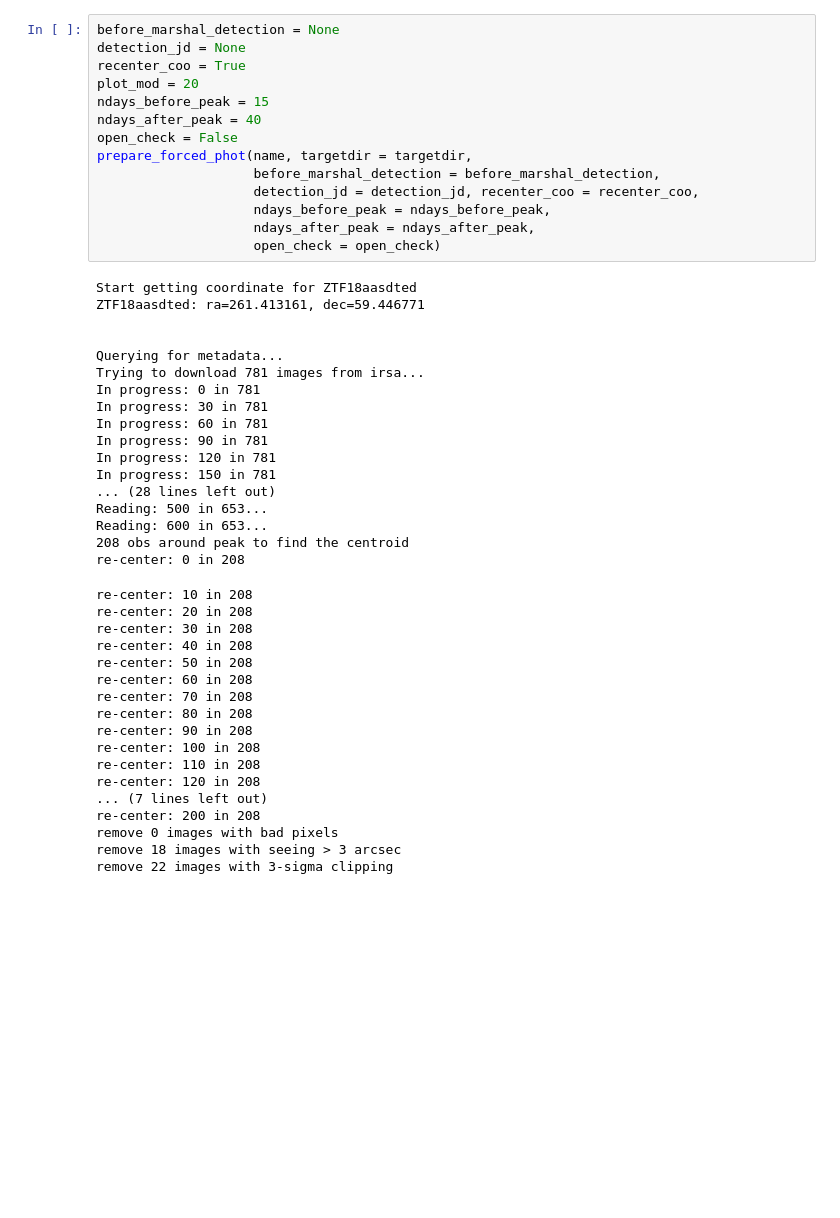
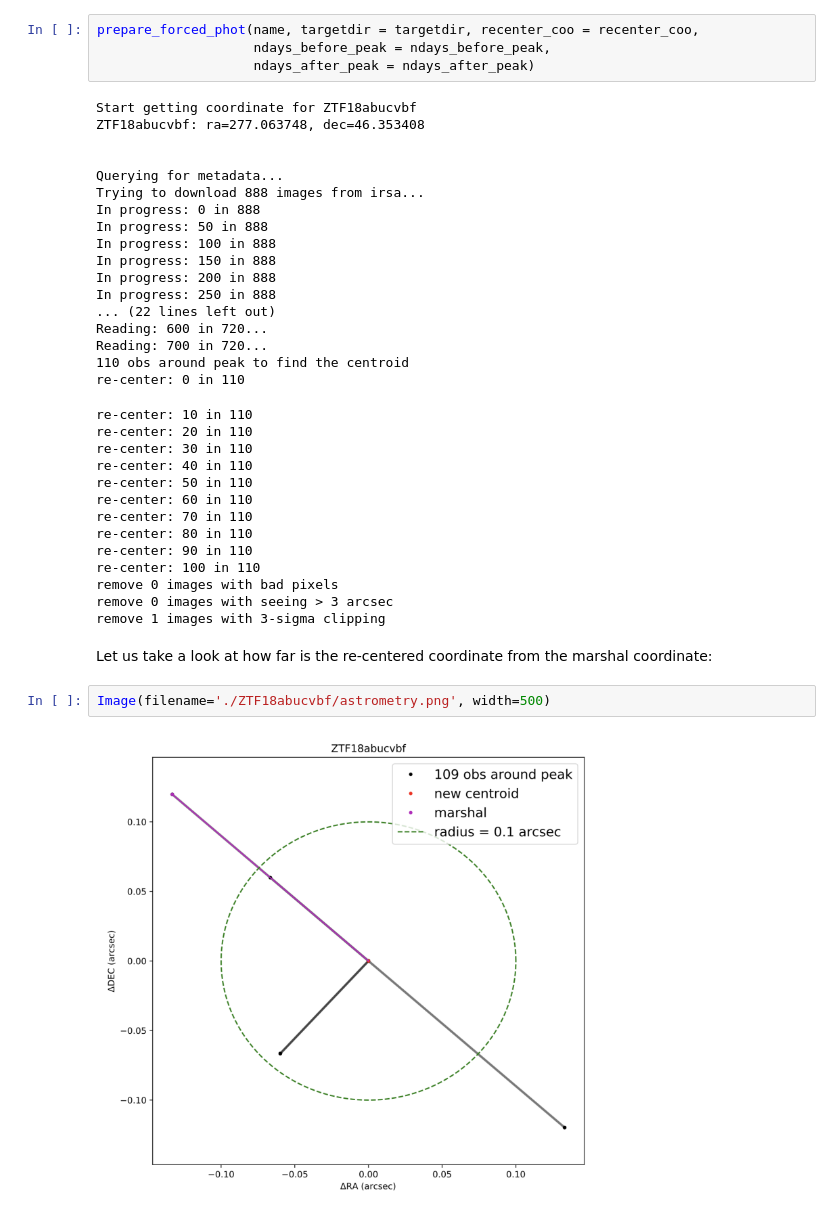
Before and after one commit to yaoyuhan/ForcePhotZTF, a Jupyter notebook: demo.ipynb, the cells around one changed output. Saved outputs shown, nothing was run; the diff lists cells and outputs as text; blank space fills up the shorter version.

```diff
--- a/demo.ipynb
+++ b/demo.ipynb
@@ -9,49 +53,41 @@ targetdir = os.getcwd() + '/' + name + '/'
 # %%
-before_marshal_detection = None
-detection_jd = None
-recenter_coo = True
-plot_mod = 20
-ndays_before_peak = 15
-ndays_after_peak = 40
-open_check = False
-prepare_forced_phot(name, targetdir = targetdir,
-                    before_marshal_detection = before_marshal_detection,
-                    detection_jd = detection_jd, recenter_coo = recenter_coo,
+prepare_forced_phot(name, targetdir = targetdir, recenter_coo = recenter_coo,
                     ndays_before_peak = ndays_before_peak,
-                    ndays_after_peak = ndays_after_peak,
-                    open_check = open_check)
+                    ndays_after_peak = ndays_after_peak)
 # %% [output]
-Start getting coordinate for ZTF18aasdted
-ZTF18aasdted: ra=261.413161, dec=59.446771
+Start getting coordinate for ZTF18abucvbf
+ZTF18abucvbf: ra=277.063748, dec=46.353408
 
 
 Querying for metadata...
-Trying to download 781 images from irsa...
-In progress: 0 in 781
-In progress: 30 in 781
-In progress: 60 in 781
-In progress: 90 in 781
-In progress: 120 in 781
-In progress: 150 in 781
-... (28 lines left out)
-Reading: 500 in 653...
-Reading: 600 in 653...
-208 obs around peak to find the centroid
-re-center: 0 in 208
+Trying to download 888 images from irsa...
+In progress: 0 in 888
+In progress: 50 in 888
+In progress: 100 in 888
+In progress: 150 in 888
+In progress: 200 in 888
+In progress: 250 in 888
+... (22 lines left out)
+Reading: 600 in 720...
+Reading: 700 in 720...
+110 obs around peak to find the centroid
+re-center: 0 in 110
-re-center: 10 in 208
-re-center: 20 in 208
-re-center: 30 in 208
-re-center: 40 in 208
-re-center: 50 in 208
-re-center: 60 in 208
-re-center: 70 in 208
-re-center: 80 in 208
-re-center: 90 in 208
-re-center: 100 in 208
-re-center: 110 in 208
-re-center: 120 in 208
-... (7 lines left out)
-re-center: 200 in 208
+re-center: 10 in 110
+re-center: 20 in 110
+re-center: 30 in 110
+re-center: 40 in 110
+re-center: 50 in 110
+re-center: 60 in 110
+re-center: 70 in 110
+re-center: 80 in 110
+re-center: 90 in 110
+re-center: 100 in 110
 remove 0 images with bad pixels
-remove 18 images with seeing > 3 arcsec
-remove 22 images with 3-sigma clipping
+remove 0 images with seeing > 3 arcsec
+remove 1 images with 3-sigma clipping
+# %% [markdown]
+Let us take a look at how far is the re-centered coordinate from the marshal coordinate:
+# %%
+Image(filename='./ZTF18abucvbf/astrometry.png', width=500)
+# %% [output]
+[figure, added]
```
Also changed, not shown: parts of 28 cells of this notebook, 2 other files.
